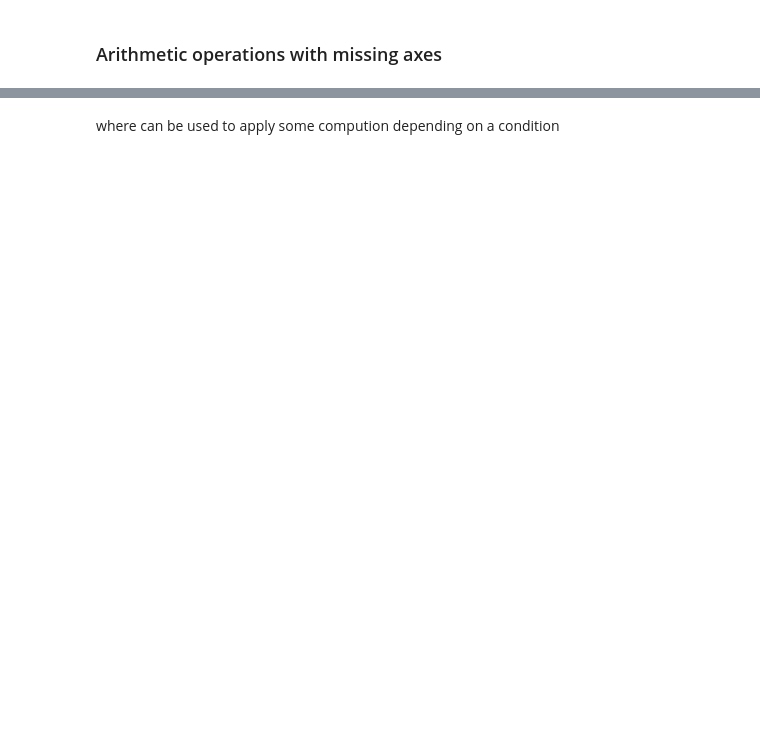
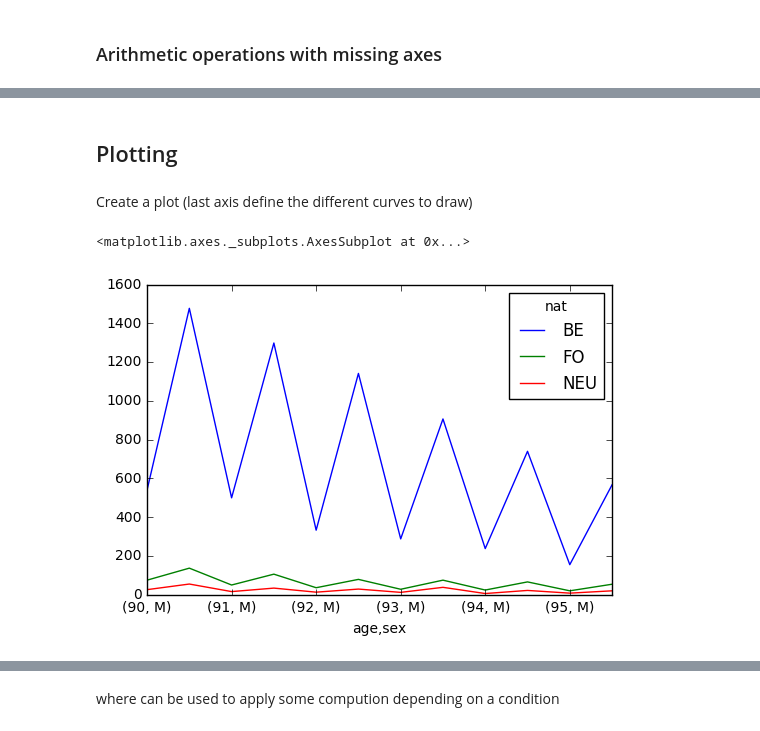
Before and after one commit to larray-project/larray, a Jupyter notebook: doc/source/notebooks/LArray_intro.ipynb, the cells around one changed output, grey strips where cells are left out. Saved outputs shown, nothing was run; the diff lists cells and outputs as text; code cells hidden in the pictures; blank space fills up the shorter version.

```diff
--- a/doc/source/notebooks/LArray_intro.ipynb
+++ b/doc/source/notebooks/LArray_intro.ipynb
@@ -1398,0 +1643,10 @@ age | sex\time | 2016 | 2017 | 2018 | 2019
+# %%
+pop = la.read_csv('pop.csv')[2016, 'BruCap', 90:95]
+
+# imagine that you have now acces to the number of non-EU foreigners
+data = [[25, 54], [15, 33], [12, 28], [11, 37], [5, 21], [7, 19]]
+pop_non_eu = la.LArray(data, pop['FO'].axes)
+
+# you can do something like this
+pop = pop.append(nat, pop_non_eu, 'NEU')
+pop
@@ -1398,0 +1726,6 @@ age | sex\time | 2016 | 2017 | 2018 | 2019
+# %%
+pop = la.read_csv('pop.csv')[2016, 'BruCap', 90:95]
+pop_next = la.read_csv('pop.csv')[2016, 'BruCap', 96:100]
+
+# concatenate along age axis
+pop.extend(x.age, pop_next)
@@ -1398,0 +1754,12 @@ age | sex\time | 2016 | 2017 | 2018 | 2019
+# %%
+# imagine you have loaded data for each nationality in different arrays (e.g. loaded from different Excel sheets)
+pop_be, pop_fo = pop['BE'], pop['FO']
+
+# first way to stack them
+nat = la.Axis('nat', ['BE', 'FO', 'NEU'])
+pop = la.stack([pop_be, pop_fo, pop_non_eu], nat)
+
+# second way
+pop = la.stack([('BE', pop_be), ('FO', pop_fo), ('NEU', pop_non_eu)], 'nat')
+
+pop
@@ -1398,0 +1837,9 @@ age | sex\time | 2016 | 2017 | 2018 | 2019
+# %% [markdown]
+## Plotting
+# %% [markdown]
+Create a plot (last axis define the different curves to draw)
+# %%
+pop.plot()
+# %% [output]
+<matplotlib.axes._subplots.AxesSubplot at 0x...>
+[figure, added]
```
Also changed, not shown: parts of 564 cells of this notebook, 8 other files.
